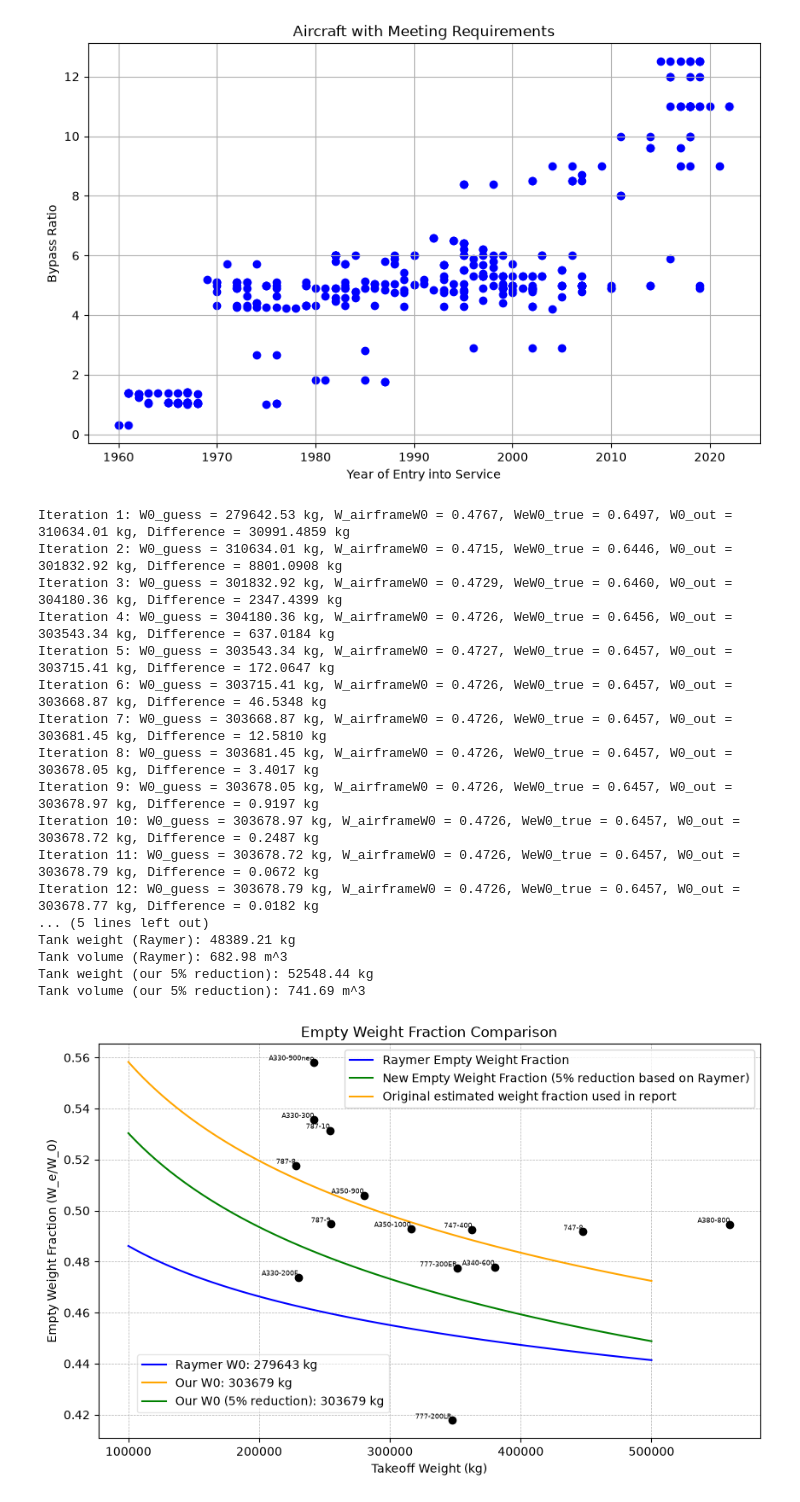
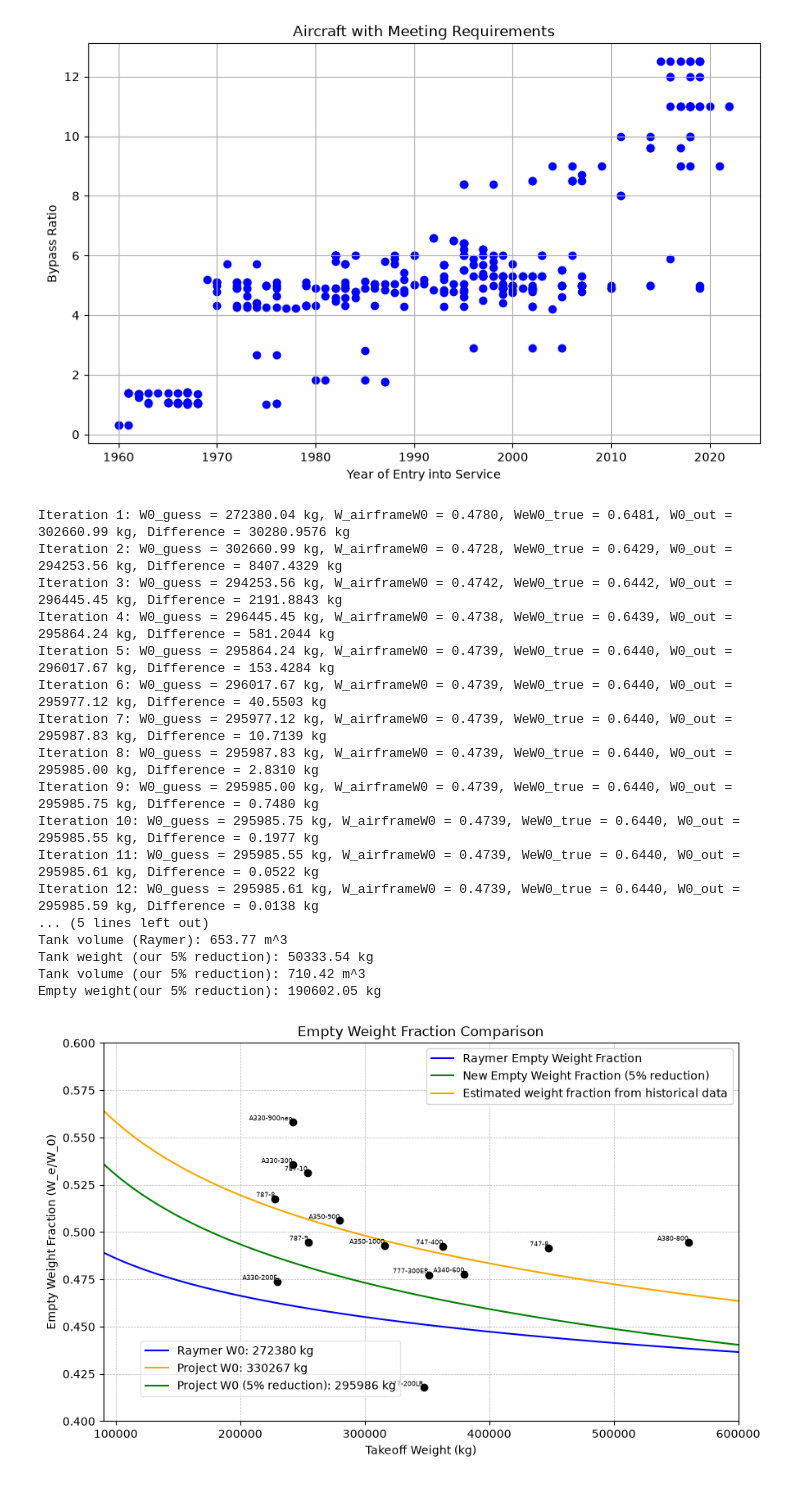
Before and after one commit to astromzZ/MMS236-Aircraft-design-project, a Jupyter notebook: calculations.ipynb, the cells around one changed output. Saved outputs shown, nothing was run; the diff lists cells and outputs as text; code cells hidden in the pictures.

```diff
--- a/calculations.ipynb
+++ b/calculations.ipynb
@@ -506,7 +506,6 @@ if iterate:
             W0_guess = W0_out_our_5pc  # Update the guess for the next iteration
 
 
-W0_out_our = W0_out
 
 
 
@@ -555,7 +554,7 @@ data = {
 }
 
 
-W0 = np.linspace(100000, 500000, 100)  # Takeoff weight range from 100,000 kg to 500,000 kg
+W0 = np.linspace(90000, 600000, 100)  # Takeoff weight range from 100,000 kg to 500,000 kg
 Raymer_WeW0 = Raymer_empty_weight_fraction(W0)
 Our_WeW0_5percreduction  = Our_empty_weight_fraction(W0) * 0.95
 Our_WeW0 = Our_empty_weight_fraction(W0)
@@ -572,6 +571,7 @@ print(f"Tank volume (Raymer): {W_tank_raymer / 70.85:.2f} m^3") #Assuming densit
 W_tank_our_5pc = WfW0 * W0_out_our_5pc
 print(f"Tank weight (our 5% reduction): {W_tank_our_5pc:.2f} kg")
 print(f"Tank volume (our 5% reduction): {W_tank_our_5pc / 70.85:.2f} m^3") #Assuming density of 70.85 kg/m^3 for H2
+print(f"Empty weight(our 5% reduction): {WeW0_true * W0_out_our_5pc:.2f} kg")
 
 
 
@@ -598,6 +598,8 @@ print(f"Tank volume (our 5% reduction): {W_tank_our_5pc / 70.85:.2f} m^3") #Assu
 
 #Plot them using fig, ax and add a grid.
 fig, ax = plt.subplots(figsize=(10, 6))
+ax.set_xlim(90000, 600000)
+ax.set_ylim(0.40, 0.6)
 
 ax.set_ylabel('Empty Weight Fraction (W_e/W_0)')
 ax.set_xlabel('Takeoff Weight (kg)')
@@ -605,58 +607,58 @@ ax.set_title('Empty Weight Fraction Comparison')
 ax.grid(True, which='both', linestyle='--', linewidth=0.5)
 
 ax.plot(W0, Raymer_WeW0, label='Raymer Empty Weight Fraction', color='blue')
-ax.plot(W0, Our_WeW0_5percreduction, label='New Empty Weight Fraction (5% reduction based on Raymer)', color='green')
-ax.plot(W0, Our_WeW0, label='Original estimated weight fraction used in report', color='orange')
+ax.plot(W0, Our_WeW0_5percreduction, label='New Empty Weight Fraction (5% reduction)', color='green')
+ax.plot(W0, Our_WeW0, label='Estimated weight fraction from historical data', color='orange')
 
 
 #Include aircraft data points from the data dictionary in the graph. Use the MTOW_kg as the x value and OEW_over_MTOW as the y value. Add a label to each point with the aircraft name.
 for i in range(len(data["Aircraft"])):
     ax.scatter(data["MTOW_kg"][i], data["OEW_over_MTOW"][i], color='black', marker='o')
     ax.text(data["MTOW_kg"][i], data["OEW_over_MTOW"][i], data["Aircraft"][i], fontsize=6, ha='right', va='bottom')
 
 # Keep the legend describing the curves.
 curve_legend = ax.legend()
 ax.add_artist(curve_legend)
 
 # Use the plotted lines themselves so colors always match.
 raymer_line, reduction_line, our_line = ax.get_lines()[:3]
 
 weight_legend = ax.legend(
     handles=[raymer_line, our_line, reduction_line],
     labels=[
         f'Raymer W0: {W0_out_raymer:.0f} kg',
-        f'Our W0: {W0_out_our:.0f} kg',
-        f'Our W0 (5% reduction): {W0_out_our_5pc:.0f} kg',
+        f'Project W0: {W0_out:.0f} kg',
+        f'Project W0 (5% reduction): {W0_out_our_5pc:.0f} kg',
     ],
     loc='lower left',
     bbox_to_anchor=(0.05, 0.05),
     fontsize=10,
     handlelength=2,
     fancybox=True,
     facecolor='white',
     framealpha=0.5,
 )
 
 # Landing weight.
 # %% [output]
-Iteration 1: W0_guess = 279642.53 kg, W_airframeW0 = 0.4767, WeW0_true = 0.6497, W0_out = 310634.01 kg, Difference = 30991.4859 kg
-Iteration 2: W0_guess = 310634.01 kg, W_airframeW0 = 0.4715, WeW0_true = 0.6446, W0_out = 301832.92 kg, Difference = 8801.0908 kg
-Iteration 3: W0_guess = 301832.92 kg, W_airframeW0 = 0.4729, WeW0_true = 0.6460, W0_out = 304180.36 kg, Difference = 2347.4399 kg
-Iteration 4: W0_guess = 304180.36 kg, W_airframeW0 = 0.4726, WeW0_true = 0.6456, W0_out = 303543.34 kg, Difference = 637.0184 kg
-Iteration 5: W0_guess = 303543.34 kg, W_airframeW0 = 0.4727, WeW0_true = 0.6457, W0_out = 303715.41 kg, Difference = 172.0647 kg
-Iteration 6: W0_guess = 303715.41 kg, W_airframeW0 = 0.4726, WeW0_true = 0.6457, W0_out = 303668.87 kg, Difference = 46.5348 kg
-Iteration 7: W0_guess = 303668.87 kg, W_airframeW0 = 0.4726, WeW0_true = 0.6457, W0_out = 303681.45 kg, Difference = 12.5810 kg
-Iteration 8: W0_guess = 303681.45 kg, W_airframeW0 = 0.4726, WeW0_true = 0.6457, W0_out = 303678.05 kg, Difference = 3.4017 kg
-Iteration 9: W0_guess = 303678.05 kg, W_airframeW0 = 0.4726, WeW0_true = 0.6457, W0_out = 303678.97 kg, Difference = 0.9197 kg
-Iteration 10: W0_guess = 303678.97 kg, W_airframeW0 = 0.4726, WeW0_true = 0.6457, W0_out = 303678.72 kg, Difference = 0.2487 kg
-Iteration 11: W0_guess = 303678.72 kg, W_airframeW0 = 0.4726, WeW0_true = 0.6457, W0_out = 303678.79 kg, Difference = 0.0672 kg
-Iteration 12: W0_guess = 303678.79 kg, W_airframeW0 = 0.4726, WeW0_true = 0.6457, W0_out = 303678.77 kg, Difference = 0.0182 kg
+Iteration 1: W0_guess = 272380.04 kg, W_airframeW0 = 0.4780, WeW0_true = 0.6481, W0_out = 302660.99 kg, Difference = 30280.9576 kg
+Iteration 2: W0_guess = 302660.99 kg, W_airframeW0 = 0.4728, WeW0_true = 0.6429, W0_out = 294253.56 kg, Difference = 8407.4329 kg
+Iteration 3: W0_guess = 294253.56 kg, W_airframeW0 = 0.4742, WeW0_true = 0.6442, W0_out = 296445.45 kg, Difference = 2191.8843 kg
+Iteration 4: W0_guess = 296445.45 kg, W_airframeW0 = 0.4738, WeW0_true = 0.6439, W0_out = 295864.24 kg, Difference = 581.2044 kg
+Iteration 5: W0_guess = 295864.24 kg, W_airframeW0 = 0.4739, WeW0_true = 0.6440, W0_out = 296017.67 kg, Difference = 153.4284 kg
+Iteration 6: W0_guess = 296017.67 kg, W_airframeW0 = 0.4739, WeW0_true = 0.6440, W0_out = 295977.12 kg, Difference = 40.5503 kg
+Iteration 7: W0_guess = 295977.12 kg, W_airframeW0 = 0.4739, WeW0_true = 0.6440, W0_out = 295987.83 kg, Difference = 10.7139 kg
+Iteration 8: W0_guess = 295987.83 kg, W_airframeW0 = 0.4739, WeW0_true = 0.6440, W0_out = 295985.00 kg, Difference = 2.8310 kg
+Iteration 9: W0_guess = 295985.00 kg, W_airframeW0 = 0.4739, WeW0_true = 0.6440, W0_out = 295985.75 kg, Difference = 0.7480 kg
+Iteration 10: W0_guess = 295985.75 kg, W_airframeW0 = 0.4739, WeW0_true = 0.6440, W0_out = 295985.55 kg, Difference = 0.1977 kg
+Iteration 11: W0_guess = 295985.55 kg, W_airframeW0 = 0.4739, WeW0_true = 0.6440, W0_out = 295985.61 kg, Difference = 0.0522 kg
+Iteration 12: W0_guess = 295985.61 kg, W_airframeW0 = 0.4739, WeW0_true = 0.6440, W0_out = 295985.59 kg, Difference = 0.0138 kg
 ... (5 lines left out)
-Tank weight (Raymer): 48389.21 kg
-Tank volume (Raymer): 682.98 m^3
-Tank weight (our 5% reduction): 52548.44 kg
-Tank volume (our 5% reduction): 741.69 m^3
+Tank volume (Raymer): 653.77 m^3
+Tank weight (our 5% reduction): 50333.54 kg
+Tank volume (our 5% reduction): 710.42 m^3
+Empty weight(our 5% reduction): 190602.05 kg
-[figure, old version]
+[figure, new version]
 # %%
 #FIRST TRY SECOND SIZING ITERATION
 
```
Also changed, not shown: parts of 2 cells of this notebook, 19 other files.
